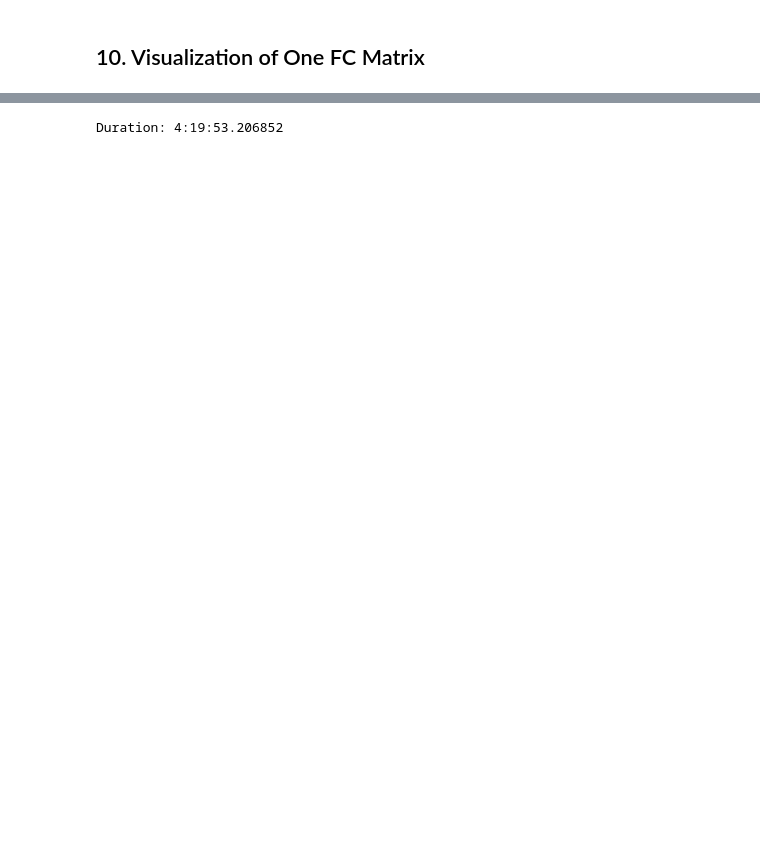
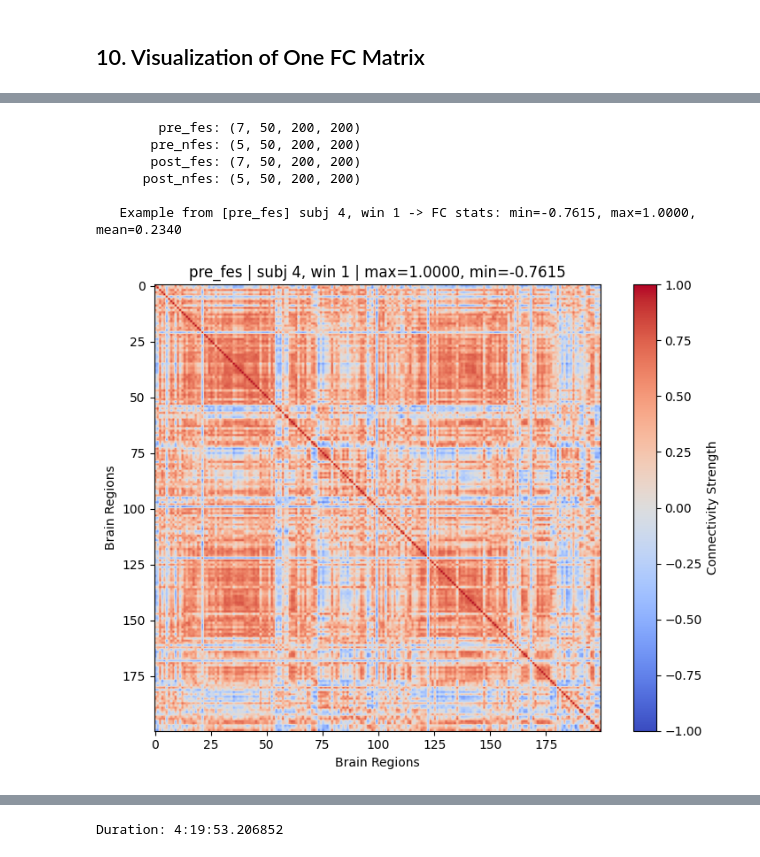
Before and after one commit to ismailukman/scifes, a Jupyter notebook: SCIFES_Multilayer_by_TPs.ipynb, the cells around one changed output, grey strips where cells are left out. Cells and saved outputs as stored; diff of their text form; code cells hidden in the pictures; blank space fills up the shorter version.

```diff
--- a/SCIFES_Multilayer_by_TPs.ipynb
+++ b/SCIFES_Multilayer_by_TPs.ipynb
@@ -596,0 +356,54 @@ Saved /Users/ismaila/Documents/C-Codes/SCI_FES_GraphAnalysis/sci_data/SCI/fc/cor
+# %%
+# Summary of FC tensors (subjects x windows x regions x regions)
+for g, arr in group_fc_results.items():
+    print(f"   {g:>12}: {arr.shape}")
+
+# ----- Choose which group / subject / window to visualize -----
+g_idx = 0   # index into cfg.groups (0-based). Change this to pick a different group.
+subj  = 4   # subject number (min is 1). Change this to pick a different subject.
+win   = 1   # window number  (min is 1). Change this to pick a different window.
+# --------------------------------------------------------------
+
+if len(group_fc_results) > 0:
+    # Validate group index
+    if not (0 <= g_idx < len(cfg.groups)):
+        print(f"   Invalid g_idx={g_idx}. Valid range is 0..{len(cfg.groups)-1}.")
+    else:
+        g0 = cfg.groups[g_idx]
+        if g0 in group_fc_results and group_fc_results[g0].size > 0:
+            arr = group_fc_results[g0]
+            n_subj, n_win, r1, r2 = arr.shape
+
+            # Validate subj/win (1-based)
+            if not (1 <= subj <= n_subj):
+                print(f"   Invalid subj={subj}. Valid range for [{g0}] is 1..{n_subj}.")
+            elif not (1 <= win <= n_win):
+                print(f"   Invalid win={win}. Valid range for [{g0}] is 1..{n_win}.")
+            else:
+                subj_idx = subj - 1
+                win_idx  = win  - 1
+
+                FC_example = arr[subj_idx, win_idx]  # (R, R)
+                print(f"\n   Example from [{g0}] subj {subj}, win {win} -> FC stats: "
+                      f"min={np.min(FC_example):.4f}, max={np.max(FC_example):.4f}, mean={np.mean(FC_example):.4f}")
+
+                fig, ax = plt.subplots(figsize=(8, 6))
+                im = ax.imshow(FC_example, cmap='coolwarm', vmin=-1, vmax=1)
+                ax.set_title(f'{g0} | subj {subj}, win {win} | max={np.max(FC_example):.4f}, min={np.min(FC_example):.4f}')
+                ax.set_xlabel('Brain Regions')
+                ax.set_ylabel('Brain Regions')
+                fig.colorbar(im, ax=ax, label='Connectivity Strength')
+                plt.tight_layout()
+                plt.show()
+        else:
+            print("   No FC results available to visualize for the selected group.")
+else:
+    print("   group_fc_results is empty.")
+# %% [output]
+        pre_fes: (7, 50, 200, 200)
+       pre_nfes: (5, 50, 200, 200)
+       post_fes: (7, 50, 200, 200)
+      post_nfes: (5, 50, 200, 200)
+
+   Example from [pre_fes] subj 4, win 1 -> FC stats: min=-0.7615, max=1.0000, mean=0.2340
+[figure, added]
```
Also changed, not shown: parts of 32 cells of this notebook.
